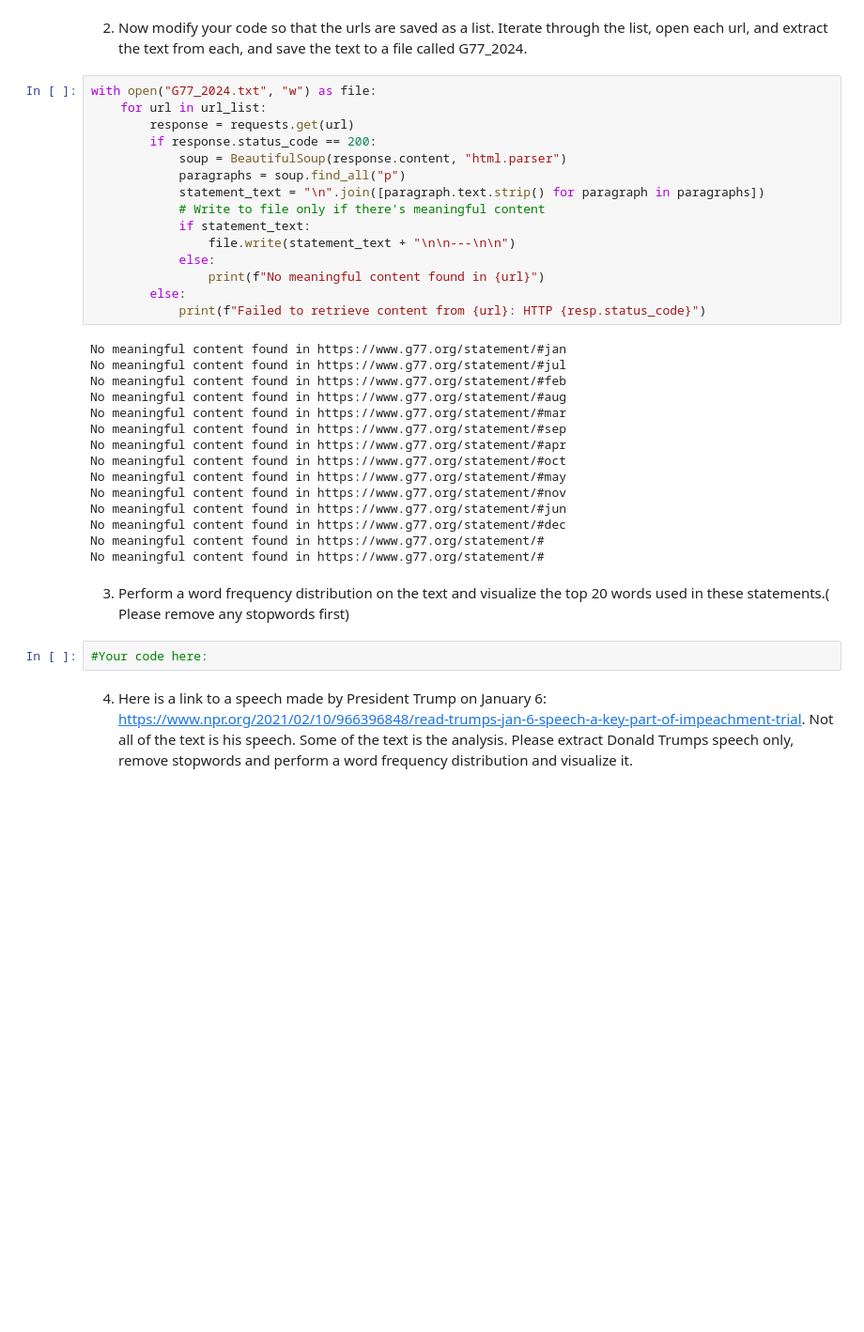
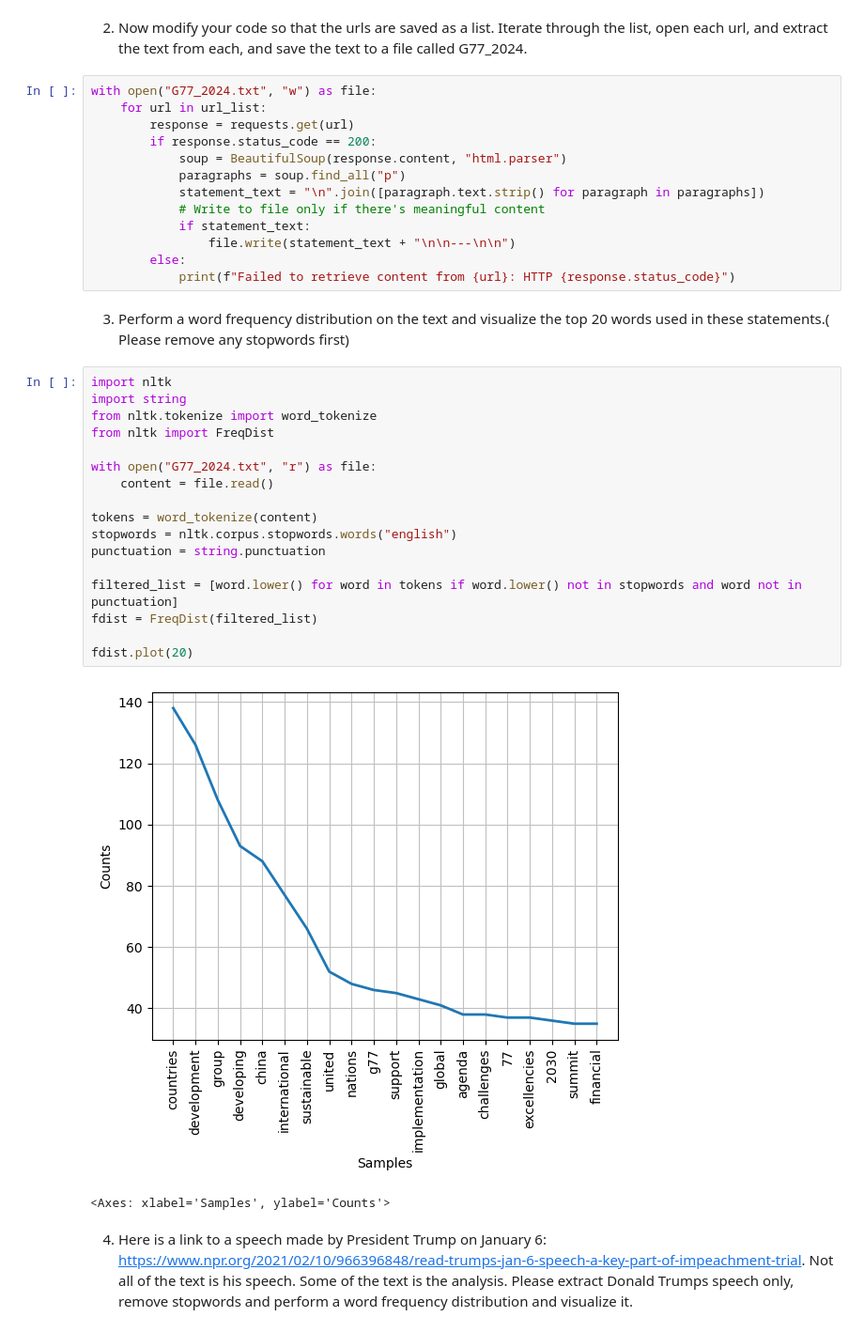
Before and after one commit to shuzhe-zhang/python-global-affairs, a Jupyter notebook: hw5/hw_5_shuzhe_zhang.ipynb, the cells around one changed output. Shown: that part at 94% size. Drawn from its saved outputs; the diff is of its cells as text; blank space fills up the shorter version.

```diff
--- a/hw5/hw_5_shuzhe_zhang.ipynb
+++ b/hw5/hw_5_shuzhe_zhang.ipynb
@@ -57,29 +54,30 @@ with open("G77_2024.txt", "w") as file:
             # Write to file only if there's meaningful content
             if statement_text:
                 file.write(statement_text + "\n\n---\n\n")
-            else:
-                print(f"No meaningful content found in {url}")
         else:
-            print(f"Failed to retrieve content from {url}: HTTP {resp.status_code}")
+            print(f"Failed to retrieve content from {url}: HTTP {response.status_code}")
-# %% [output]
-No meaningful content found in https://www.g77.org/statement/#jan
-No meaningful content found in https://www.g77.org/statement/#jul
-No meaningful content found in https://www.g77.org/statement/#feb
-No meaningful content found in https://www.g77.org/statement/#aug
-No meaningful content found in https://www.g77.org/statement/#mar
-No meaningful content found in https://www.g77.org/statement/#sep
-No meaningful content found in https://www.g77.org/statement/#apr
-No meaningful content found in https://www.g77.org/statement/#oct
-No meaningful content found in https://www.g77.org/statement/#may
-No meaningful content found in https://www.g77.org/statement/#nov
-No meaningful content found in https://www.g77.org/statement/#jun
-No meaningful content found in https://www.g77.org/statement/#dec
-No meaningful content found in https://www.g77.org/statement/#
-No meaningful content found in https://www.g77.org/statement/#
 # %% [markdown]
 3. Perform a word frequency distribution on the text and visualize the top 20 words used in these statements.( Please remove any stopwords first)
 # %%
-#Your code here:
+import nltk
+import string
+from nltk.tokenize import word_tokenize
+from nltk import FreqDist
+
+with open("G77_2024.txt", "r") as file:
+    content = file.read()
+
+tokens = word_tokenize(content)
+stopwords = nltk.corpus.stopwords.words("english")
+punctuation = string.punctuation
+
+filtered_list = [word.lower() for word in tokens if word.lower() not in stopwords and word not in punctuation]
+fdist = FreqDist(filtered_list)
+
+fdist.plot(20)
+# %% [output]
+[figure, added]
+<Axes: xlabel='Samples', ylabel='Counts'>
 # %% [markdown]
 4. Here is a link to a speech made by President Trump on January 6: https://www.npr.org/2021/02/10/966396848/read-trumps-jan-6-speech-a-key-part-of-impeachment-trial. Not all of the text is his speech. Some of the text is the analysis. Please extract Donald Trumps speech only, remove stopwords and perform a word frequency distribution and visualize it.
 # %%
```
Also changed, not shown: parts of 27 cells of this notebook, 5 other files.
